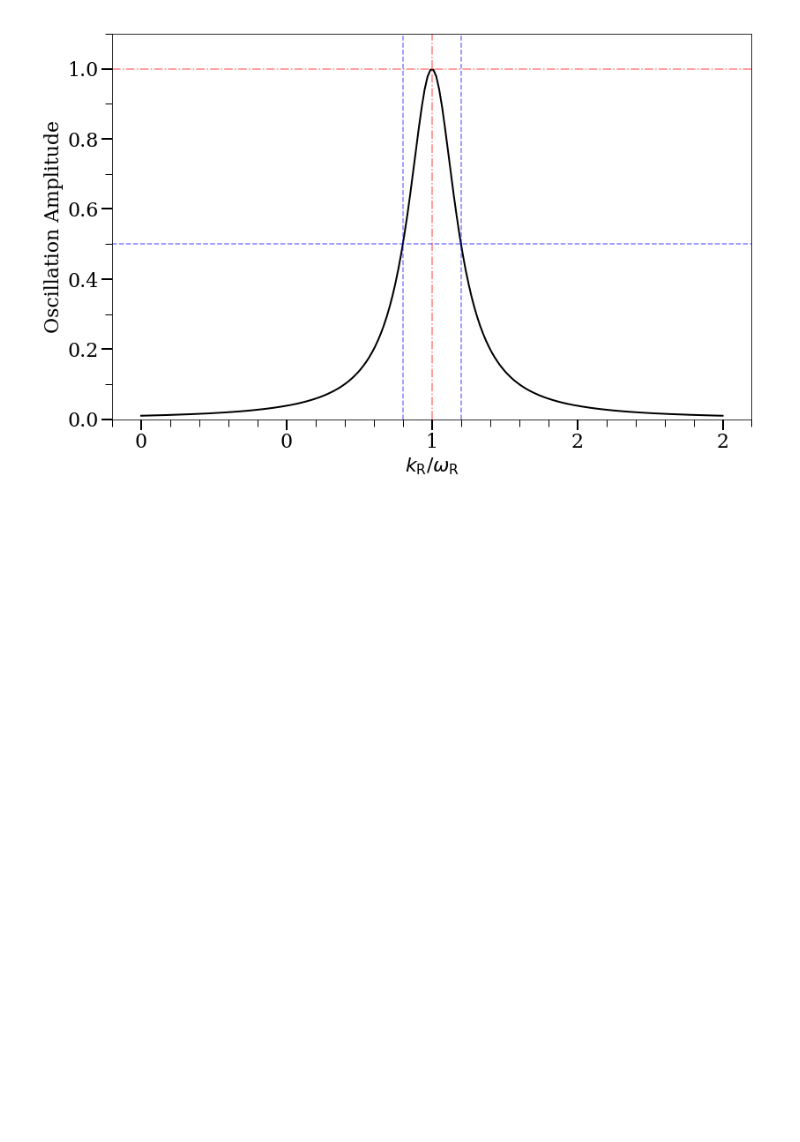
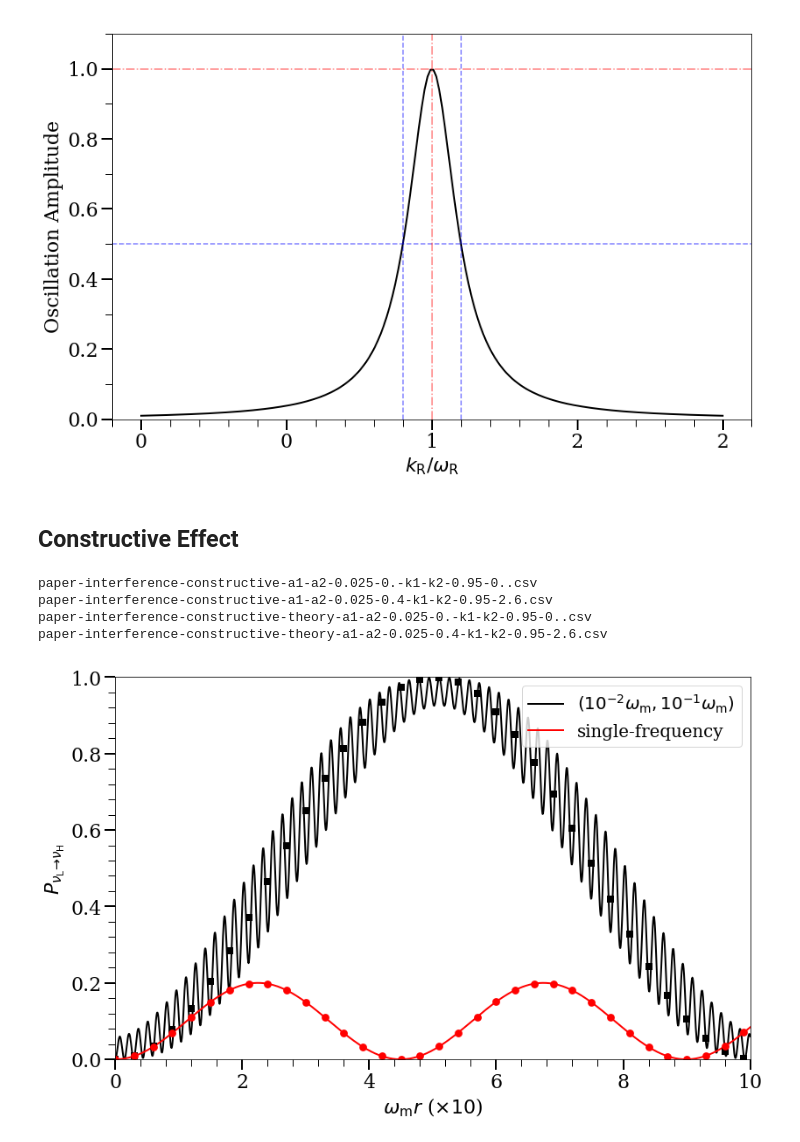
Before and after one commit to emptymalei/phd-thesis, a Jupyter notebook: data/matter.ipynb, the cells around one changed output. Saved outputs shown, nothing was run; the diff lists cells and outputs as text; code cells hidden in the pictures; blank space fills up the shorter version.

Commit message:
update multi-frequency matter profile section

```diff
--- a/data/matter.ipynb
+++ b/data/matter.ipynb
@@ -215,3 +215,83 @@ rabi_ax.axhline(y=1, ls='-.',color='r',alpha=0.5)
 plt.savefig('rabi-resonance-width.pdf',bbox_inches='tight')
 # %% [output]
 [figure]
+# %% [markdown]
+## Constructive Effect
+# %%
+%%bash
+ls data/constructive
+# %% [output]
+paper-interference-constructive-a1-a2-0.025-0.-k1-k2-0.95-0..csv
+paper-interference-constructive-a1-a2-0.025-0.4-k1-k2-0.95-2.6.csv
+paper-interference-constructive-theory-a1-a2-0.025-0.-k1-k2-0.95-0..csv
+paper-interference-constructive-theory-a1-a2-0.025-0.4-k1-k2-0.95-2.6.csv
+# %%
+papersol1=np.transpose( np.genfromtxt('data/constructive/paper-interference-constructive-a1-a2-0.025-0.-k1-k2-0.95-0..csv', delimiter=",") )
+papersol2=np.transpose( np.genfromtxt('data/constructive/paper-interference-constructive-a1-a2-0.025-0.4-k1-k2-0.95-2.6.csv', delimiter=",") )
+papertheory1=np.transpose( np.genfromtxt('data/constructive/paper-interference-constructive-theory-a1-a2-0.025-0.-k1-k2-0.95-0..csv', delimiter=",") )
+papertheory2=np.transpose( np.genfromtxt('data/constructive/paper-interference-constructive-theory-a1-a2-0.025-0.4-k1-k2-0.95-2.6.csv', delimiter=",") )
+# papersolgridlines=np.genfromtxt('interference/paper-interference-theory-amplitude-20170318.csv', delimiter=",")[:4]
+# %%
+interference, interferenceax = plt.subplots()
+
+dashes1 = [5,2,10,5] # 5 points on, 2 off, 3 on, 1 off
+
+x_lim_max = 250
+inter_x = np.linspace(0, x_lim_max, x_lim_max )
+inter_ak1= [1e-4, 1, 1e-2, 0.1]
+inter_ak2= [1e-4, 1, 1e-2, 10]
+inter_ak3= [1e-4, 1, 5*1e-2, 0.1]
+inter_ak4= [1e-4, 1, 5*1e-2, 10]
+
+inter_seg = 15
+
+interferenceplt = plt.plot(\
+                           papersol2[0][0::inter_seg],papersol2[1][0::inter_seg],'k-', \
+                           papersol1[0][0::inter_seg],papersol1[1][0::inter_seg],'r-',\
+                           papertheory2[0][0::inter_seg*5], papertheory2[1][0::inter_seg*5],'ks', \
+                           papertheory1[0][0::inter_seg*5], papertheory1[1][0::inter_seg*5],'ro',\
+                           markersize=ftsz*0.4, linewidth=2, fillstyle='full', markeredgecolor='red', markeredgewidth=0.0)
+
+plt.xlabel('$\omega_{\mathrm{m}}r$ ($\\times 10$)', fontsize=ftsz)
+plt.ylabel(r'$P_{\nu_\mathrm{L}\to\nu_\mathrm{H}}$', fontsize=ftsz)
+plt.ylim([0,1.0])
+plt.xlim([0,x_lim_max])
+plt.legend([r'$(10^{-2}\omega_{\mathrm{m}},10^{-1}\omega_{\mathrm{m}})$', 'single-frequency'],fontsize=ftsz*0.9,frameon=True,loc=1)
+
+
+interferenceax.tick_params('both', length=12, width=2, which='major', labelsize=ftsz, top='off', right='off')
+interferenceax.tick_params('both', length=8, width=1, which='minor', labelsize=ftsz, top='off', right='off')
+
+interferencemajorLocator = MultipleLocator(50)
+interferencemajorFormatter = FormatStrFormatter('%.2e')
+interferenceminorLocator = MultipleLocator(10)
+
+interferencemajorLocatory = MultipleLocator(0.2)
+interferencemajorFormattery = FormatStrFormatter('%0.1f')
+interferenceminorLocatory = MultipleLocator(0.04)
+
+
+interferenceax.xaxis.set_major_locator(interferencemajorLocator)
+interferenceax.xaxis.set_major_formatter(interferencemajorFormatter)
+
+interferenceax.yaxis.set_major_locator(interferencemajorLocatory)
+interferenceax.yaxis.set_major_formatter(interferencemajorFormattery)
+
+# xlabels = [item.get_text() for item in interferenceax.get_xticklabels()]
+interferencexlabels = ['', '0','2','4','6', '8','10']
+interferenceax.set_xticklabels(interferencexlabels)
+
+# for the minor ticks, use no labels; default NullFormatter
+interferenceax.xaxis.set_minor_locator(interferenceminorLocator)
+interferenceax.yaxis.set_minor_locator(interferenceminorLocatory)
+
+
+# interferenceax.axhline(papersolgridlines[0], linestyle=':', color='b')
+# interferenceax.axhline(papersolgridlines[1], linestyle='--', color='r')
+# interferenceax.axhline(papersolgridlines[2], linestyle='-', color='k')
+# interferenceax.axhline(papersolgridlines[3], linestyle='-.', color='k')
+
+
+plt.savefig('interference-enhance-slide-with-legend.pdf',bbox_inches='tight')
+# %% [output]
+[figure, added]
```
Also changed, not shown: 12 other files.
